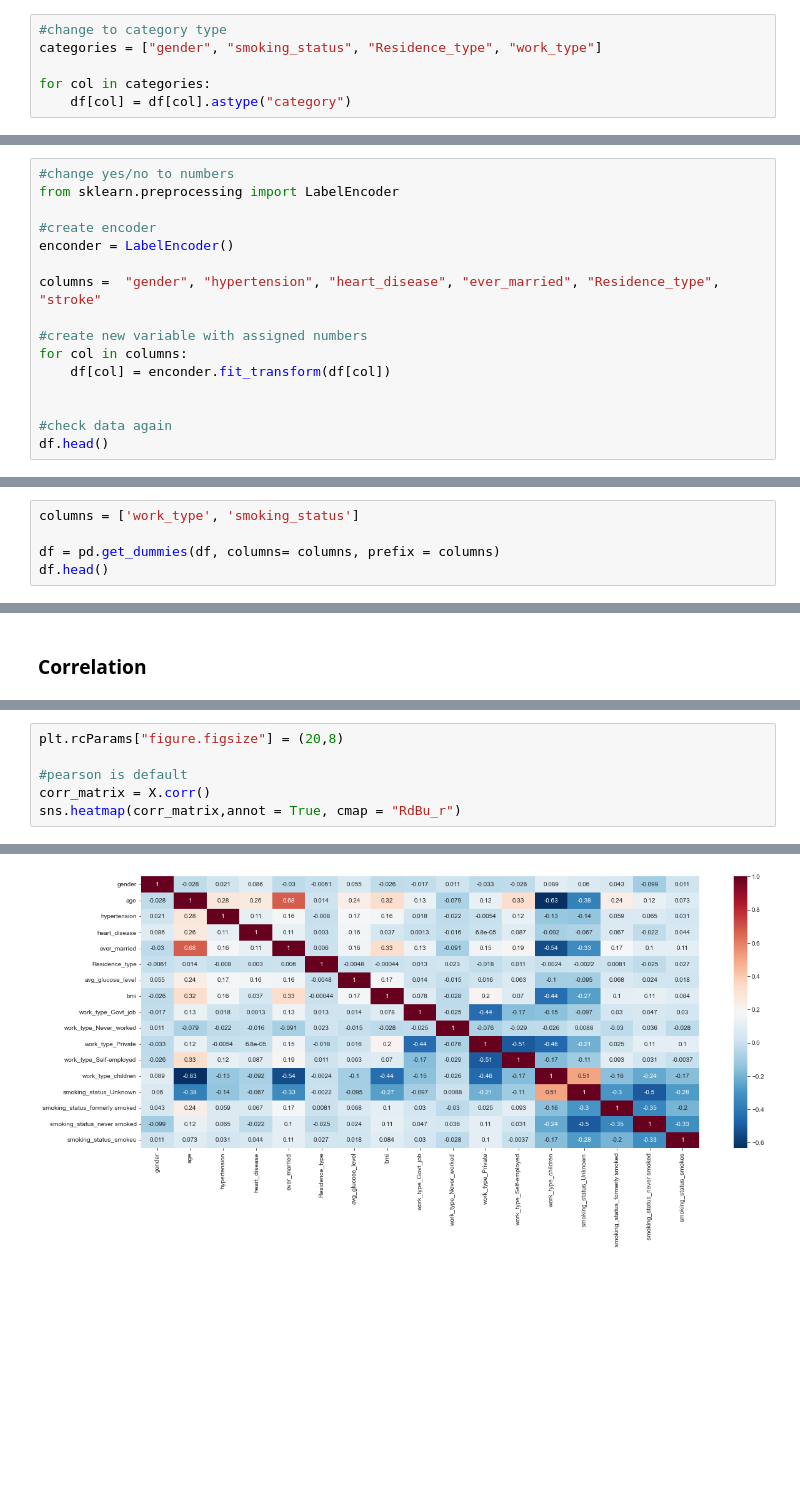
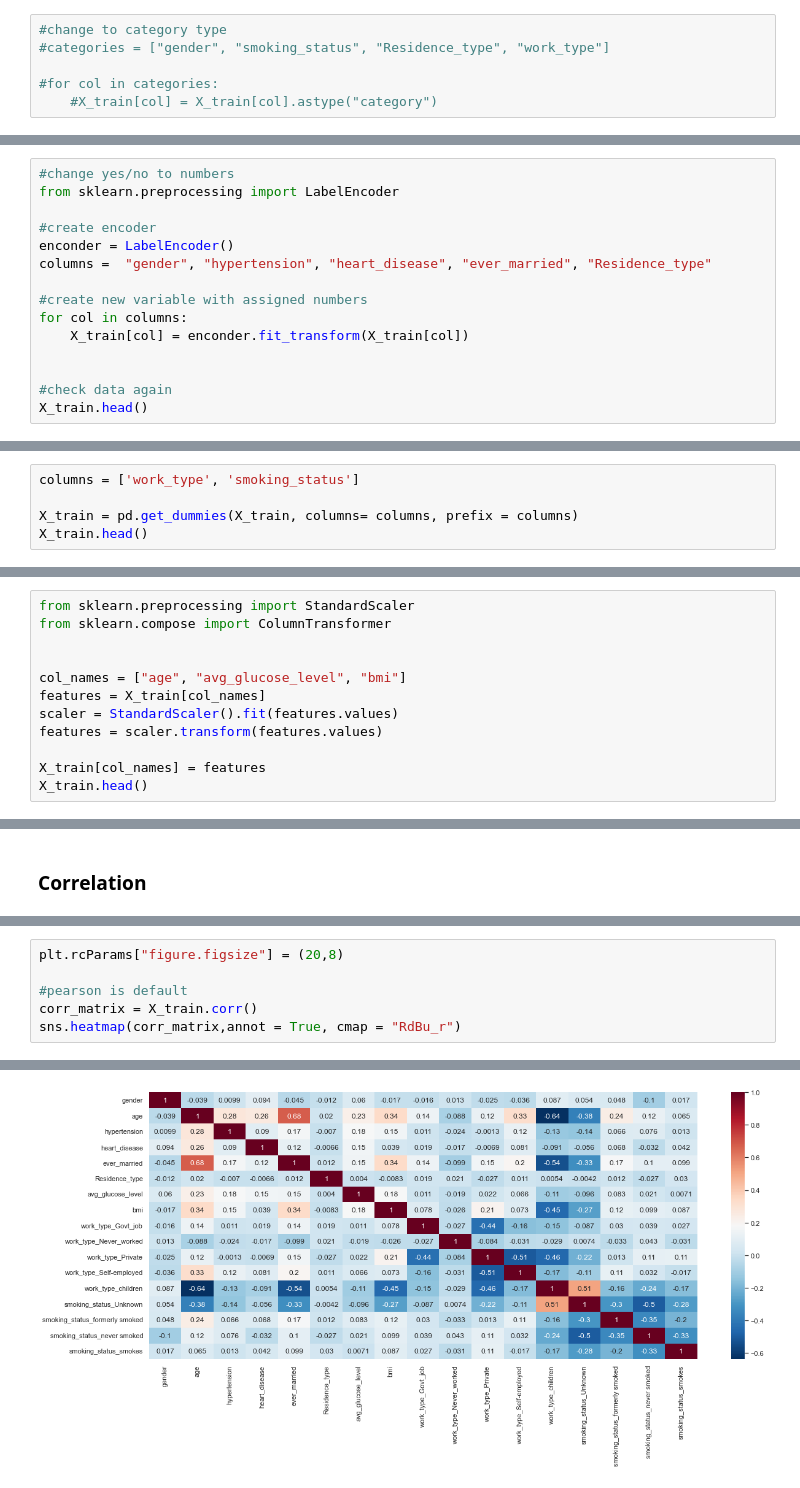
Before and after one commit to paulynamagana/stroke_prediction, a Jupyter notebook: stroke_prediction.ipynb, the cells around one changed output, grey strips where cells are left out. Cells and saved outputs as stored; diff of their text form; blank space fills up the shorter version.

```diff
--- a/stroke_prediction.ipynb
+++ b/stroke_prediction.ipynb
@@ -200,10 +216,10 @@ for i in df.columns:
 ## Data Transformation
 # %%
 #change to category type
-categories = ["gender", "smoking_status", "Residence_type", "work_type"]
+#categories = ["gender", "smoking_status", "Residence_type", "work_type"]
 
-for col in categories:
-    df[col] = df[col].astype("category")
+#for col in categories:
+    #X_train[col] = X_train[col].astype("category")
 # %% [markdown]
 #### Label Encoder for values yes/no
 # %%
@@ -212,15 +228,14 @@ from sklearn.preprocessing import LabelEncoder
 
 #create encoder
 enconder = LabelEncoder()
-
-columns =  "gender", "hypertension", "heart_disease", "ever_married", "Residence_type", "stroke"
+columns =  "gender", "hypertension", "heart_disease", "ever_married", "Residence_type"
 
 #create new variable with assigned numbers
 for col in columns:
-    df[col] = enconder.fit_transform(df[col])
+    X_train[col] = enconder.fit_transform(X_train[col])
 
 
 #check data again
-df.head()
+X_train.head()
 # %% [output]
 |  | gender | age | hypertension | heart_disease | ever_married | work_type | Residence_type | ... |
@@ -234,7 +249,7 @@ df.head()
 # %%
 columns = ['work_type', 'smoking_status']
 
-df = pd.get_dummies(df, columns= columns, prefix = columns)
-df.head()
+X_train = pd.get_dummies(X_train, columns= columns, prefix = columns)
+X_train.head()
 # %% [output]
 |  | gender | age | hypertension | heart_disease | ever_married | Residence_type | avg_glucose_level | ... |
@@ -276,0 +263,12 @@ df.head()
+# %%
+from sklearn.preprocessing import StandardScaler
+from sklearn.compose import ColumnTransformer
+
+
+col_names = ["age", "avg_glucose_level", "bmi"]
+features = X_train[col_names]
+scaler = StandardScaler().fit(features.values)
+features = scaler.transform(features.values)
+
+X_train[col_names] = features
+X_train.head()
@@ -283,10 +286,10 @@ X = df.drop(columns=["stroke"])
 # %%
 plt.rcParams["figure.figsize"] = (20,8)
 
 #pearson is default
-corr_matrix = X.corr()
+corr_matrix = X_train.corr()
 sns.heatmap(corr_matrix,annot = True, cmap = "RdBu_r")
 # %% [output]
 <AxesSubplot:>
-[figure, old version]
+[figure, new version]
 # %%
```
Also changed, not shown: parts of 55 cells of this notebook.
